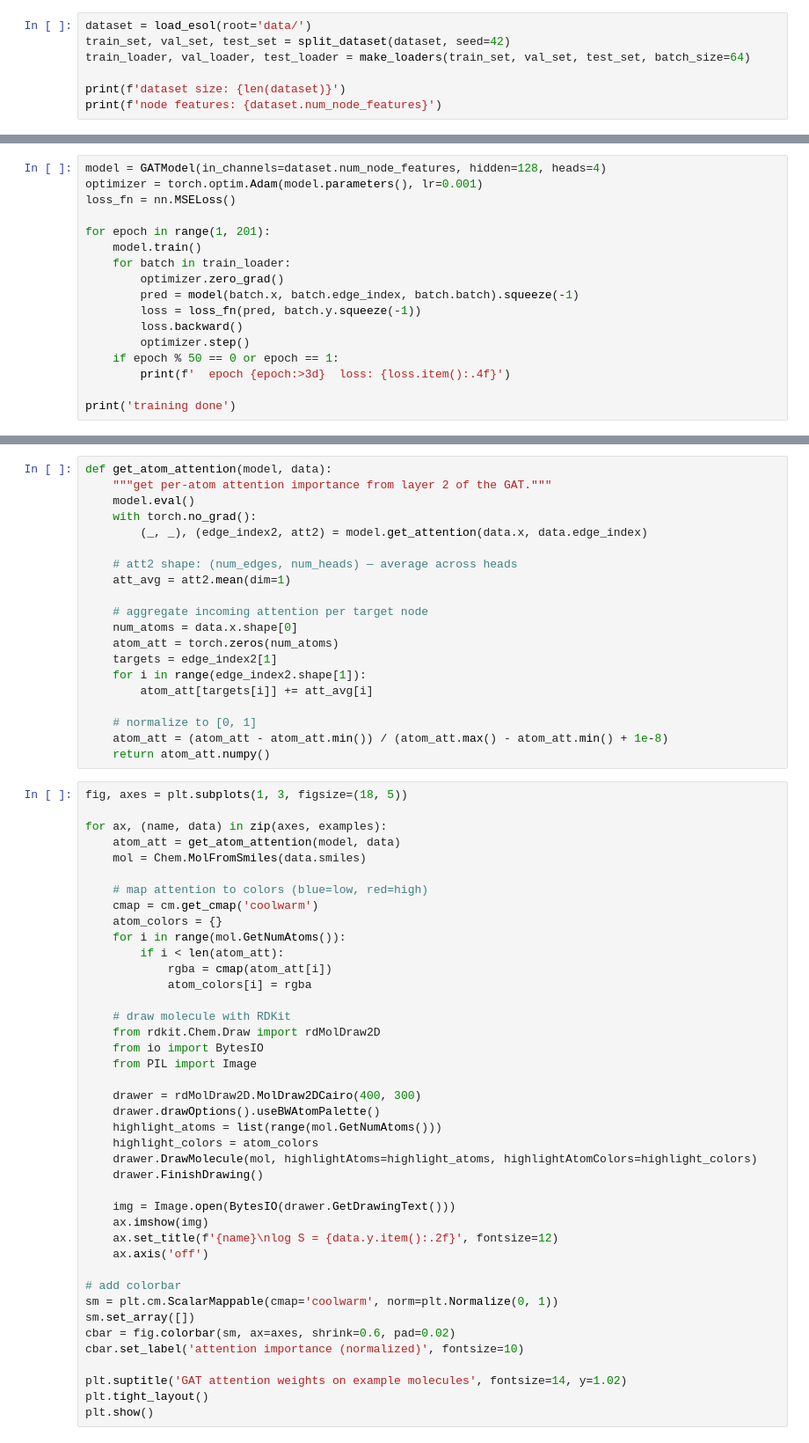
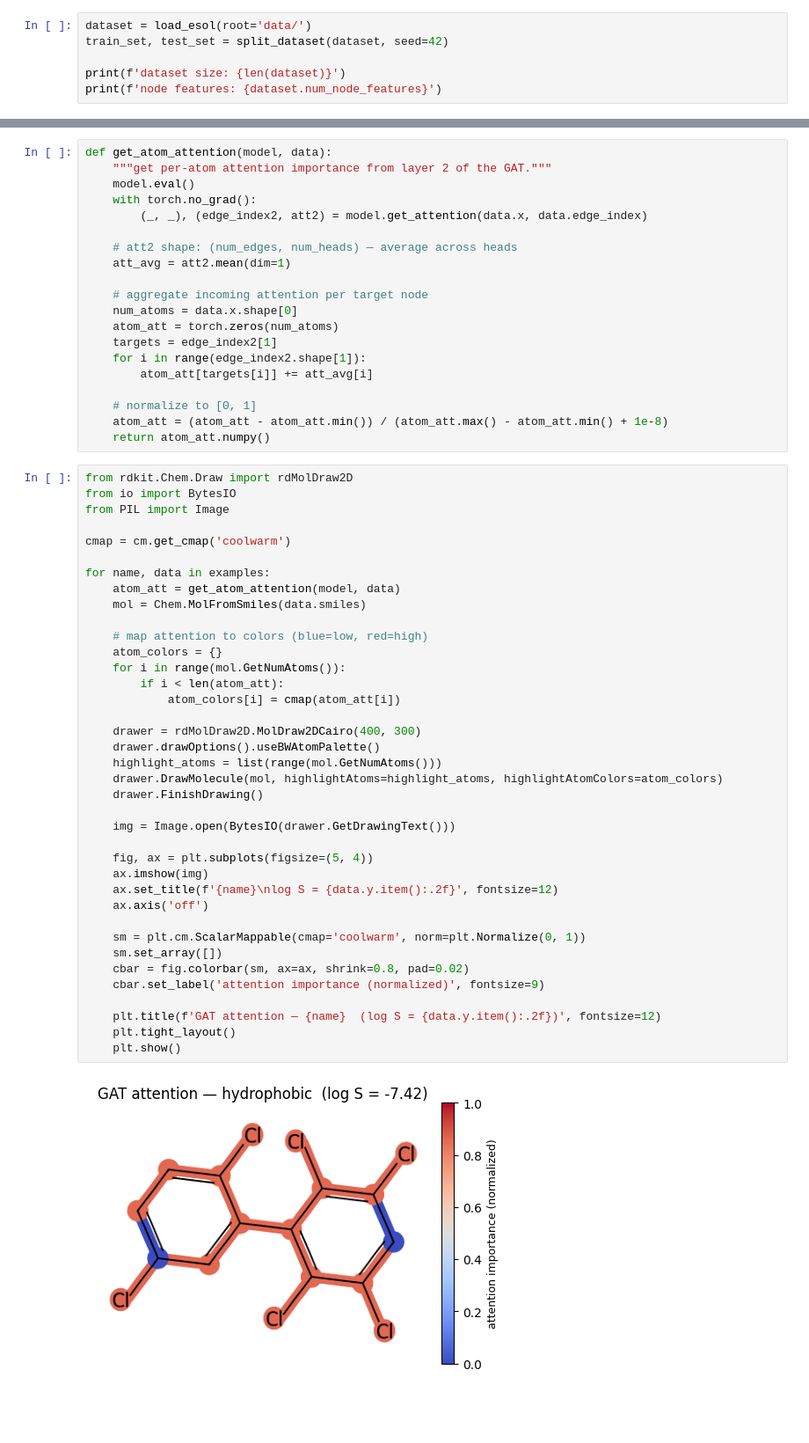
Before and after one commit to billxby/molecular-solubility, a Jupyter notebook: extra-insights.ipynb, the cells around one changed output, grey strips where cells are left out. Shown at 88% size. Drawn from its saved outputs; the diff is of its cells as text; blank space fills up the shorter version.

```diff
--- a/extra-insights.ipynb
+++ b/extra-insights.ipynb
@@ -24,7 +21,6 @@ we retrain the same GAT architecture from training.ipynb so we have a fresh mode
 # %%
 dataset = load_esol(root='data/')
-train_set, val_set, test_set = split_dataset(dataset, seed=42)
-train_loader, val_loader, test_loader = make_loaders(train_set, val_set, test_set, batch_size=64)
+train_set, test_set = split_dataset(dataset, seed=42)
 
 print(f'dataset size: {len(dataset)}')
 print(f'node features: {dataset.num_node_features}')
@@ -55,20 +45,3 @@ class GATModel(nn.Module):
-# %%
-model = GATModel(in_channels=dataset.num_node_features, hidden=128, heads=4)
-optimizer = torch.optim.Adam(model.parameters(), lr=0.001)
-loss_fn = nn.MSELoss()
-
-for epoch in range(1, 201):
-    model.train()
-    for batch in train_loader:
-        optimizer.zero_grad()
-        pred = model(batch.x, batch.edge_index, batch.batch).squeeze(-1)
-        loss = loss_fn(pred, batch.y.squeeze(-1))
-        loss.backward()
-        optimizer.step()
-    if epoch % 50 == 0 or epoch == 1:
-        print(f'  epoch {epoch:>3d}  loss: {loss.item():.4f}')
-
-print('training done')
 # %% [markdown]
 ## pick example molecules
 
@@ -127,43 +104,42 @@ def get_atom_attention(model, data):
     atom_att = (atom_att - atom_att.min()) / (atom_att.max() - atom_att.min() + 1e-8)
     return atom_att.numpy()
 # %%
-fig, axes = plt.subplots(1, 3, figsize=(18, 5))
+from rdkit.Chem.Draw import rdMolDraw2D
+from io import BytesIO
+from PIL import Image
 
-for ax, (name, data) in zip(axes, examples):
+cmap = cm.get_cmap('coolwarm')
+
+for name, data in examples:
     atom_att = get_atom_attention(model, data)
     mol = Chem.MolFromSmiles(data.smiles)
 
     # map attention to colors (blue=low, red=high)
-    cmap = cm.get_cmap('coolwarm')
     atom_colors = {}
     for i in range(mol.GetNumAtoms()):
         if i < len(atom_att):
-            rgba = cmap(atom_att[i])
-            atom_colors[i] = rgba
-
-    # draw molecule with RDKit
-    from rdkit.Chem.Draw import rdMolDraw2D
-    from io import BytesIO
-    from PIL import Image
+            atom_colors[i] = cmap(atom_att[i])
 
     drawer = rdMolDraw2D.MolDraw2DCairo(400, 300)
     drawer.drawOptions().useBWAtomPalette()
     highlight_atoms = list(range(mol.GetNumAtoms()))
-    highlight_colors = atom_colors
-    drawer.DrawMolecule(mol, highlightAtoms=highlight_atoms, highlightAtomColors=highlight_colors)
+    drawer.DrawMolecule(mol, highlightAtoms=highlight_atoms, highlightAtomColors=atom_colors)
     drawer.FinishDrawing()
 
     img = Image.open(BytesIO(drawer.GetDrawingText()))
+
+    fig, ax = plt.subplots(figsize=(5, 4))
     ax.imshow(img)
     ax.set_title(f'{name}\nlog S = {data.y.item():.2f}', fontsize=12)
     ax.axis('off')
 
-# add colorbar
-sm = plt.cm.ScalarMappable(cmap='coolwarm', norm=plt.Normalize(0, 1))
-sm.set_array([])
-cbar = fig.colorbar(sm, ax=axes, shrink=0.6, pad=0.02)
-cbar.set_label('attention importance (normalized)', fontsize=10)
+    sm = plt.cm.ScalarMappable(cmap='coolwarm', norm=plt.Normalize(0, 1))
+    sm.set_array([])
+    cbar = fig.colorbar(sm, ax=ax, shrink=0.8, pad=0.02)
+    cbar.set_label('attention importance (normalized)', fontsize=9)
 
-plt.suptitle('GAT attention weights on example molecules', fontsize=14, y=1.02)
-plt.tight_layout()
-plt.show()
+    plt.title(f'GAT attention — {name}  (log S = {data.y.item():.2f})', fontsize=12)
+    plt.tight_layout()
+    plt.show()
+# %% [output]
+[figure, added]
```
Also changed, not shown: parts of 7 cells of this notebook, 6 other files.
